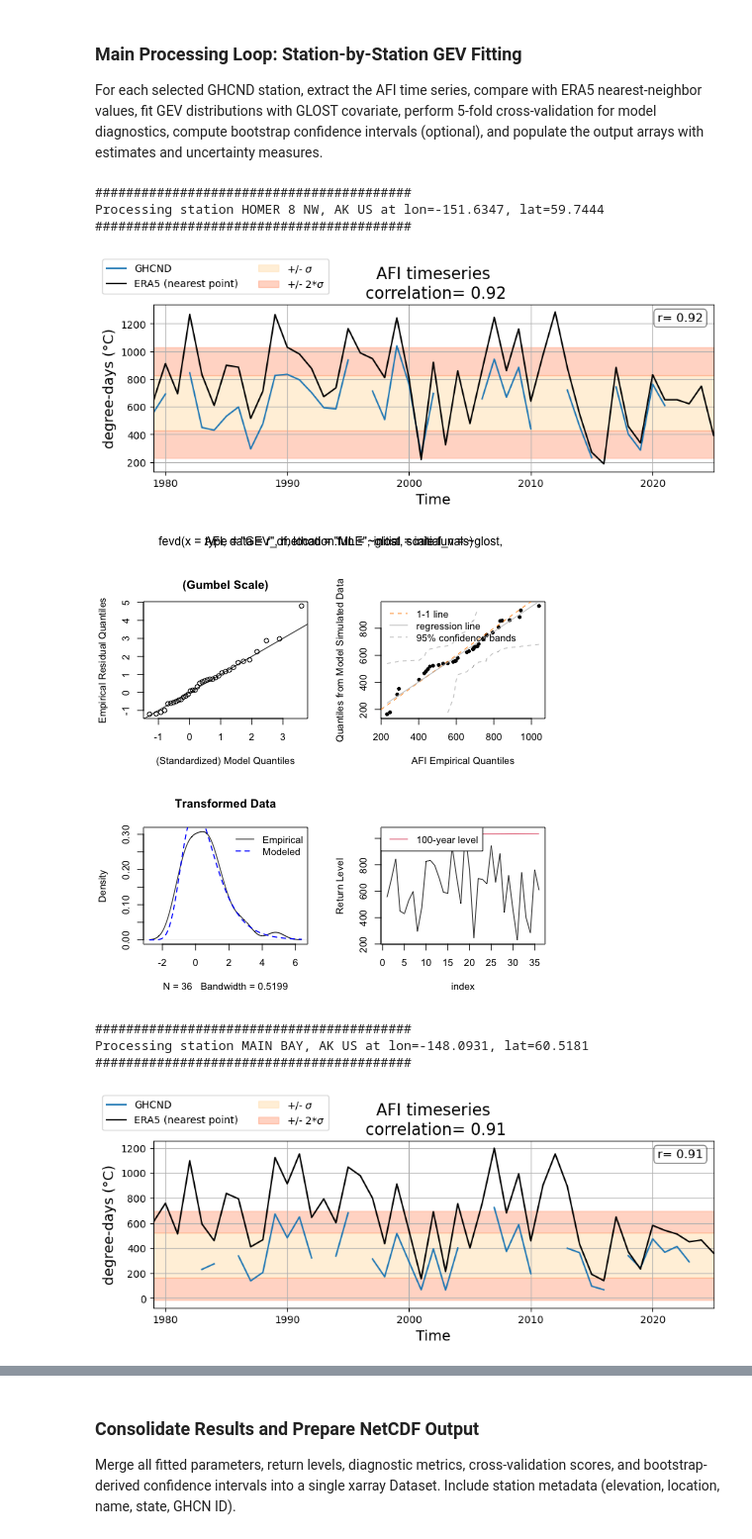
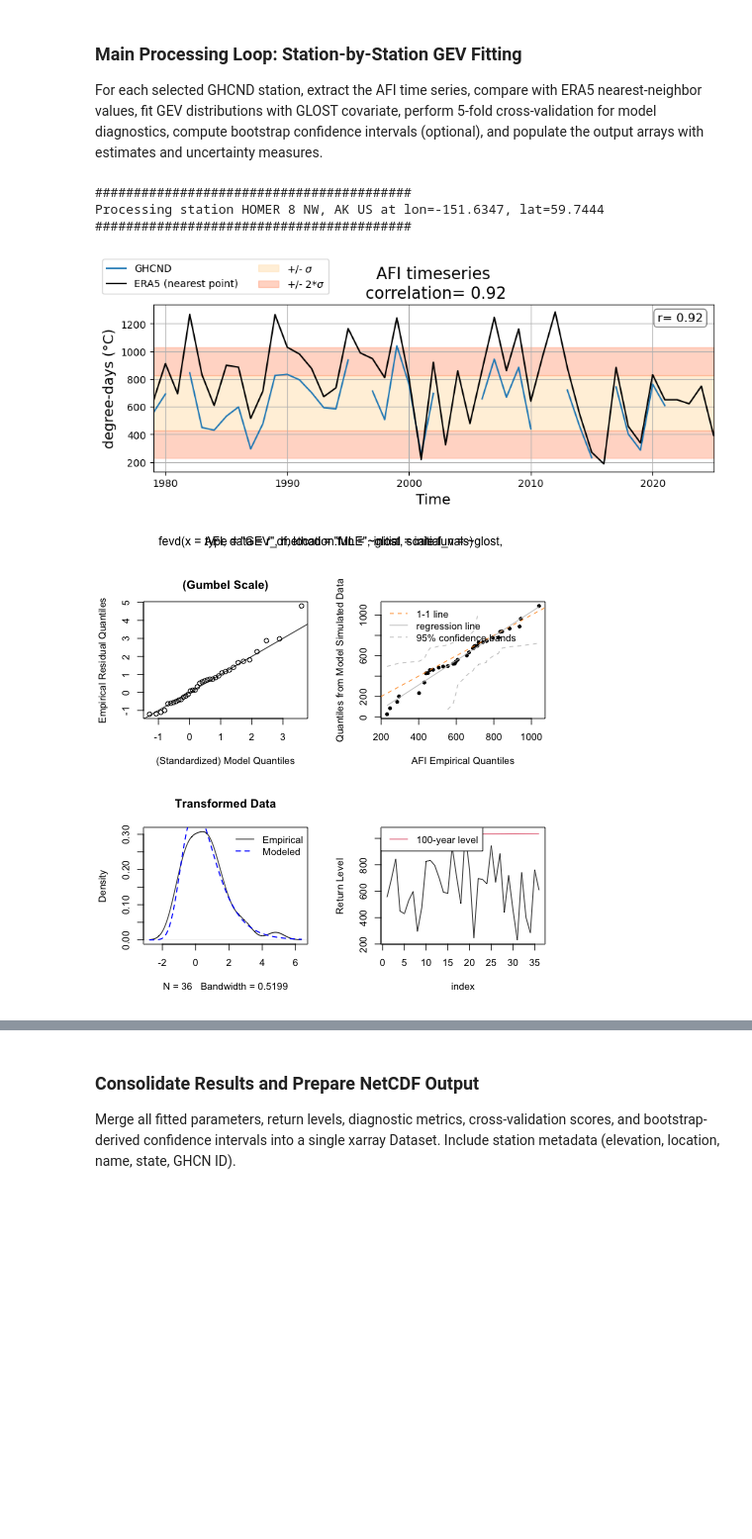
Before and after one commit to GaelleHervieux/AFI_updated_2602, a Jupyter notebook: Alaska_GHCND_ij_glost_extRemes_gev.ipynb, the cells around one changed output, grey strips where cells are left out. Shown at 99% size. Saved outputs shown, nothing was run; the diff lists cells and outputs as text; code cells hidden in the pictures; blank space fills up the shorter version.

```diff
--- a/Alaska_GHCND_ij_glost_extRemes_gev.ipynb
+++ b/Alaska_GHCND_ij_glost_extRemes_gev.ipynb
@@ -371,7 +371,7 @@ print(datetime.datetime.now())
 For each selected GHCND station, extract the AFI time series, compare with ERA5 nearest-neighbor values, fit GEV distributions with GLOST covariate, perform 5-fold cross-validation for model diagnostics, compute bootstrap confidence intervals (optional), and populate the output arrays with estimates and uncertainty measures.
 # %%
 
-for ij in range(0,len(Tstations)):
+for ij in range(0,1):#len(Tstations)):
   #for ij in range(2,3):
   ilon = longitude.sel(station = Tstations[ij]).data
   ilat = latitude.sel(station = Tstations[ij]).data
@@ -440,7 +440,7 @@ for ij in range(0,len(Tstations)):
     with (ro.default_converter + pandas2ri.converter).context():
       r_df = ro.conversion.get_conversion().py2rpy(df)
     globalenv['r_df'] = r_df
-
+    #%R names(r_df)[names(r_df) == "time"] <- "year"
     # Extremes GEV model fitting
     %R initial_vals <- list(location = loc_init, scale = scale_init, shape = shape_init)
     %R call_fevd <- paste("fevd(AFI, data = r_df,",fevd_options,")")
@@ -510,35 +510,31 @@ for ij in range(0,len(Tstations)):
         BIC.loc[{'station':Tstations[ij]}] = rBIC.item()
         pvalueL.loc[{'station':Tstations[ij]}] = rpvalueL.item()
         pvalueS.loc[{'station':Tstations[ij]}] = rpvalueS.item()
 
         # CV
         SE_cv.loc[{'time':ktime,'station':Tstations[ij]}] = SE
         DawSeb_cv.loc[{'time':ktime,'station':Tstations[ij]}] = DawSeb
         CRPS_cv.loc[{'time':ktime,'station':Tstations[ij]}] = CRPS
         KS_D_cv.loc[{'time':ktime,'station':Tstations[ij]}] = df_ks_cvm['KS_D'].values
         KS_pvalue_cv.loc[{'time':ktime,'station':Tstations[ij]}] = df_ks_cvm['KS_pvalue'].values
         CVM_D_cv.loc[{'time':ktime,'station':Tstations[ij]}] = df_ks_cvm['CVM_D'].values
         CVM_pvalue_cv.loc[{'time':ktime,'station':Tstations[ij]}] = df_ks_cvm['CVM_pvalue'].values
         AIC_cv.loc[{'station':Tstations[ij]}] = rAIC_cv
         BIC_cv.loc[{'station':Tstations[ij]}] = rBIC_cv
 
         # CI
         itime = df['time'].values
         if compute_CI == True:
           Dlocation_q.loc[{'station':Tstations[ij]}] = DLoc_qr[0,:].T
           Dscale_q.loc[{'station':Tstations[ij]}] = DScale_qr[0,:].T
           location_q.loc[{'time':itime,'station':Tstations[ij]}] = Loc_qr.T
           scale_q.loc[{'time':itime,'station':Tstations[ij]}] = Scale_qr.T
           for irp in range(0,len(return_periods)):
             Drl_q.loc[{'station':Tstations[ij],'return_periods':return_periods[irp]}] = DRL_qr[irp,:]
             rl_q.loc[{'time':itime,'station':Tstations[ij],'return_periods':return_periods[irp]}] = RL_qr[:,:,irp]
 # %% [output]
 #########################################
 Processing station HOMER 8 NW, AK US at lon=-151.6347, lat=59.7444
 #########################################
 [figure]
-[figure, old version]
+[figure, new version]
-#########################################
-Processing station MAIN BAY, AK US at lon=-148.0931, lat=60.5181
-#########################################
-[figure, removed]
```
Also changed, not shown: parts of 2 cells of this notebook.
